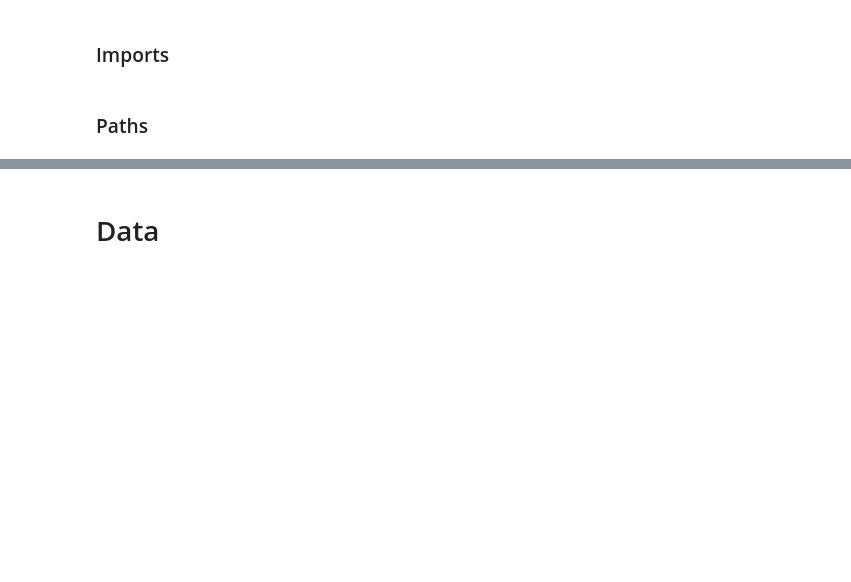
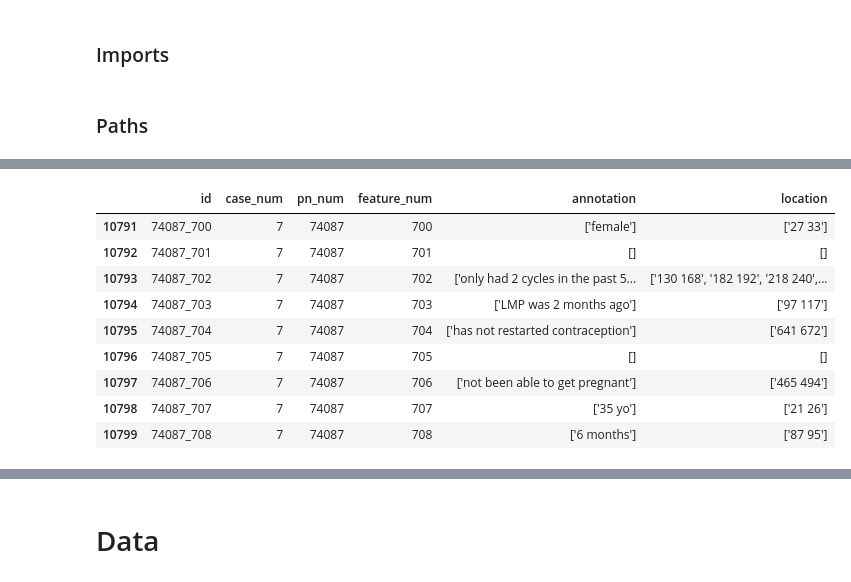
Before and after one commit to LAUGHY-PTPK/BIG-DATA-SPARK, a Jupyter notebook: nbme-roberta.ipynb, the cells around one changed output, grey strips where cells are left out. Cells and saved outputs as stored; diff of their text form; code cells hidden in the pictures; blank space fills up the shorter version.

```diff
--- a/nbme-roberta.ipynb
+++ b/nbme-roberta.ipynb
@@ -31,0 +174,15 @@ NUM_WORKERS = 2
+# %%
+PATIENT_IDX = 74087
+patient_df = train[train["pn_num"] == PATIENT_IDX]
+patient_df
+# %% [output]
+|  | id | case_num | pn_num | feature_num | annotation | location |
+| 10791 | 74087_700 | 7 | 74087 | 700 | ['female'] | ['27 33'] |
+| 10792 | 74087_701 | 7 | 74087 | 701 | [] | [] |
+| 10793 | 74087_702 | 7 | 74087 | 702 | ['only had 2 cycles in the past 5... | ['130 168', '182 192', '218 240',... |
+| 10794 | 74087_703 | 7 | 74087 | 703 | ['LMP was 2 months ago'] | ['97 117'] |
+| 10795 | 74087_704 | 7 | 74087 | 704 | ['has not restarted contraception'] | ['641 672'] |
+| 10796 | 74087_705 | 7 | 74087 | 705 | [] | [] |
+| 10797 | 74087_706 | 7 | 74087 | 706 | ['not been able to get pregnant'] | ['465 494'] |
+| 10798 | 74087_707 | 7 | 74087 | 707 | ['35 yo'] | ['21 26'] |
+| 10799 | 74087_708 | 7 | 74087 | 708 | ['6 months'] | ['87 95'] |
```
Also changed, not shown: parts of 16 cells of this notebook.
